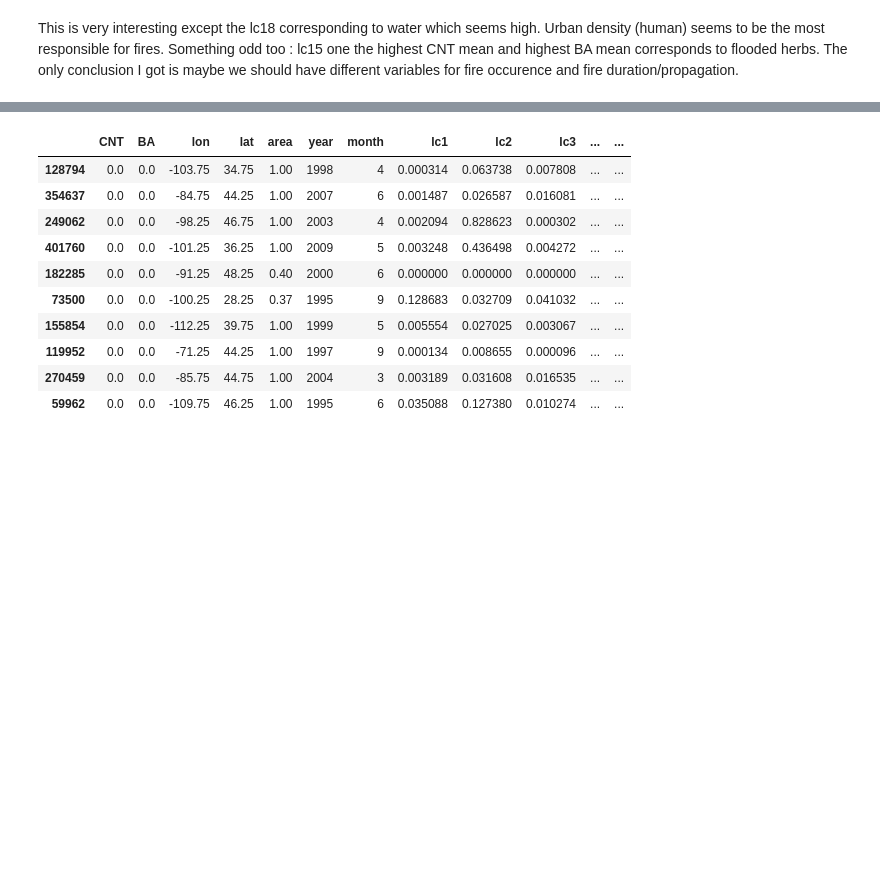
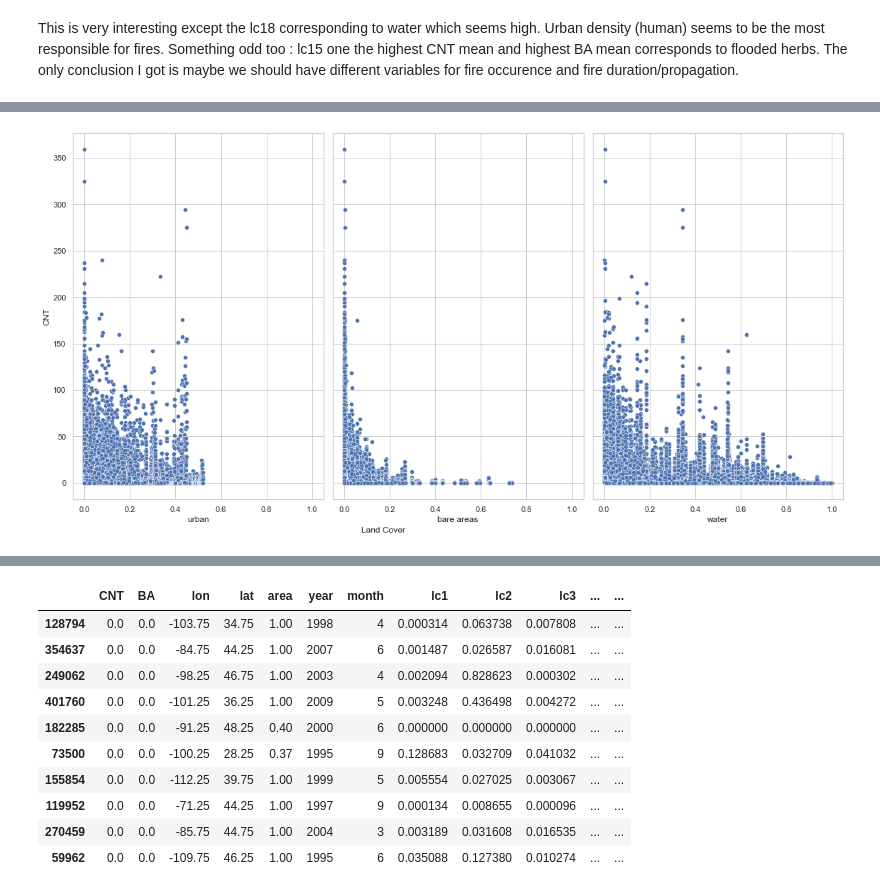
Before and after one commit to MegaCookies88/Data-Challenge-Wildfires, a Jupyter notebook: wildfires.ipynb, the cells around one changed output, grey strips where cells are left out. Saved outputs shown, nothing was run; the diff lists cells and outputs as text; code cells hidden in the pictures; blank space fills up the shorter version.

```diff
--- a/wildfires.ipynb
+++ b/wildfires.ipynb
@@ -213,0 +227,16 @@ This is very interesting except the lc18 corresponding to water which seems high
+# %%
+fig, ax = plt.subplots(1,3, figsize=(16,8), sharey=True, sharex=True)
+
+sns.scatterplot(y=data['CNT'], x=data['lc16'], ax=ax[0])
+ax[0].set_xlabel('urban')
+
+sns.scatterplot(y=data['CNT'], x=data['lc17'], ax=ax[1])
+ax[1].set_xlabel('bare areas')
+
+sns.scatterplot(y=data['CNT'], x=data['lc18'], ax=ax[2])
+ax[2].set_xlabel('water')
+
+fig.tight_layout()
+fig.text(0.4,0, 'Land Cover');
+# %% [output]
+[figure, added]
```
Also changed, not shown: parts of 11 cells of this notebook.
